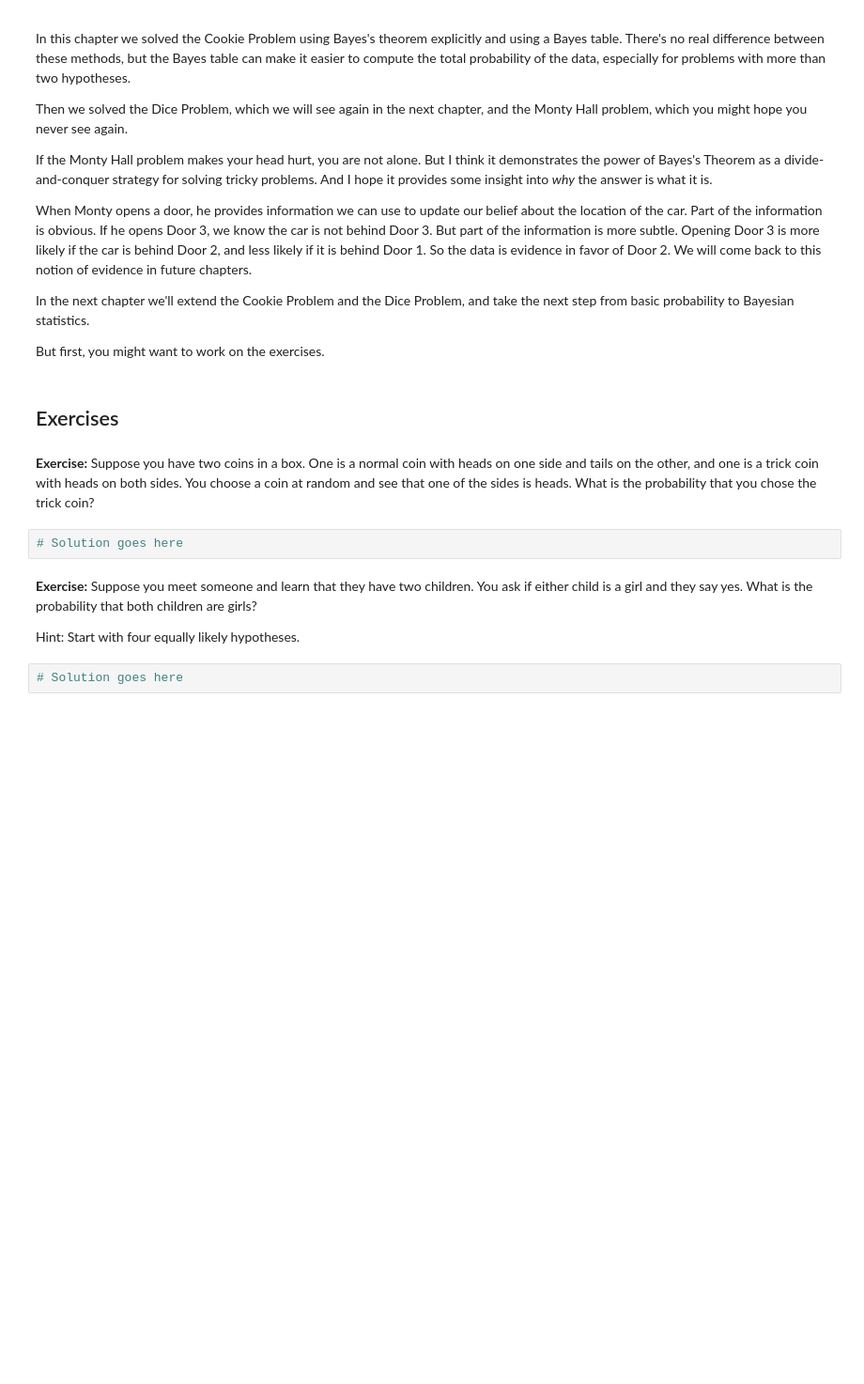
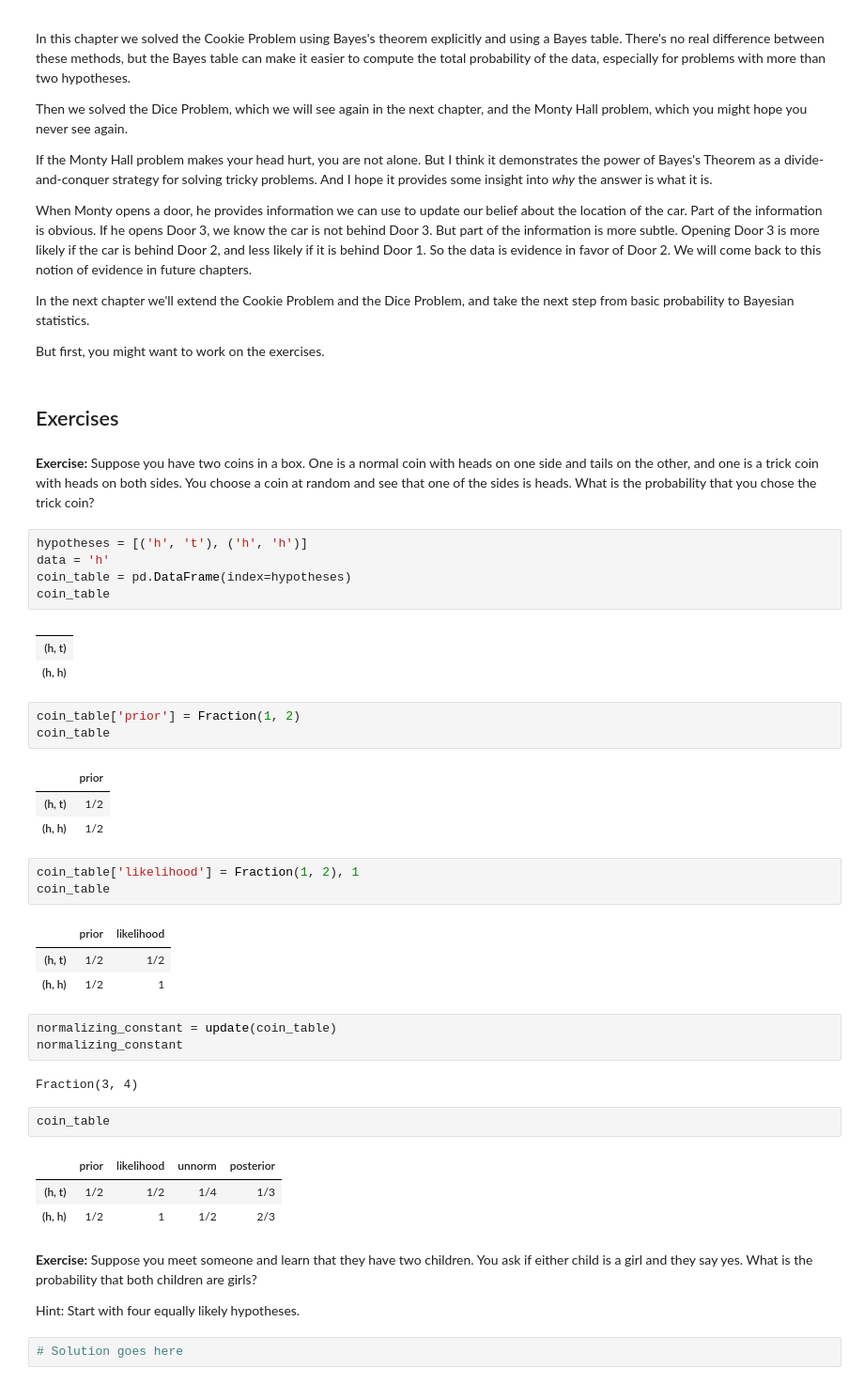
Before and after one commit to mrwizard82d1/think_bayes_2e, a Jupyter notebook: chap02.ipynb, the cells around one changed output. Shown at 94% size. Cells and saved outputs as stored; diff of their text form; blank space fills up the shorter version.

```diff
--- a/chap02.ipynb
+++ b/chap02.ipynb
@@ -370,8 +370,40 @@ But first, you might want to work on the exercises.
 **Exercise:** Suppose you have two coins in a box.
 One is a normal coin with heads on one side and tails on the other, and one is a trick coin with heads on both sides.  You choose a coin at random and see that one of the sides is heads.
 What is the probability that you chose the trick coin?
-# %%
-# Solution goes here
+# %%
+hypotheses = [('h', 't'), ('h', 'h')]
+data = 'h'
+coin_table = pd.DataFrame(index=hypotheses)
+coin_table
+# %% [output]
+|  |
+| (h, t) |
+| (h, h) |
+# %%
+coin_table['prior'] = Fraction(1, 2)
+coin_table
+# %% [output]
+|  | prior |
+| (h, t) | 1/2 |
+| (h, h) | 1/2 |
+# %%
+coin_table['likelihood'] = Fraction(1, 2), 1
+coin_table
+# %% [output]
+|  | prior | likelihood |
+| (h, t) | 1/2 | 1/2 |
+| (h, h) | 1/2 | 1 |
+# %%
+normalizing_constant = update(coin_table)
+normalizing_constant
+# %% [output]
+Fraction(3, 4)
+# %%
+coin_table
+# %% [output]
+|  | prior | likelihood | unnorm | posterior |
+| (h, t) | 1/2 | 1/2 | 1/4 | 1/3 |
+| (h, h) | 1/2 | 1 | 1/2 | 2/3 |
 # %% [markdown]
 **Exercise:** Suppose you meet someone and learn that they have two children.
 You ask if either child is a girl and they say yes.
```
